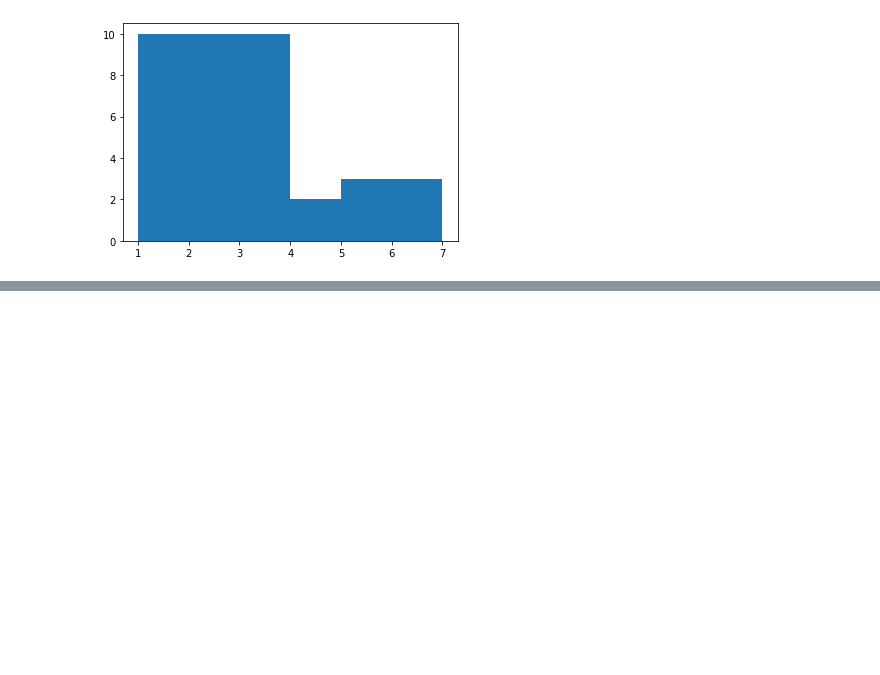
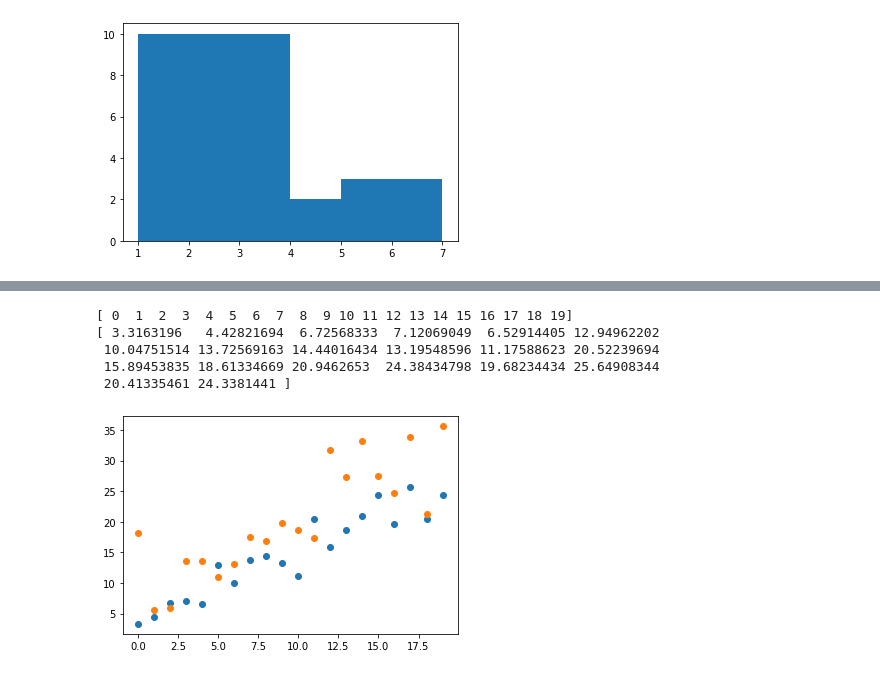
Before and after one commit to rprakashiyer/Python, a Jupyter notebook: Pandas/Pandas_Visualization.ipynb, the cells around one changed output, grey strips where cells are left out. Saved outputs shown, nothing was run; the diff lists cells and outputs as text; code cells hidden in the pictures; blank space fills up the shorter version.

```diff
--- a/Pandas/Pandas_Visualization.ipynb
+++ b/Pandas/Pandas_Visualization.ipynb
@@ -354,0 +369,16 @@ plt.show()
+# %%
+x = np.arange(0,20)
+y = np.linspace(1,20,20,dtype=np.int32)+np.random.rand(20)*10
+y2 = np.linspace(1,20,20,dtype=np.int32)+np.random.rand(20)*20
+print(x)
+print(y)
+plt.scatter(x,y)
+plt.scatter(x,y2)
+plt.show()
+# %% [output]
+[ 0  1  2  3  4  5  6  7  8  9 10 11 12 13 14 15 16 17 18 19]
+[ 3.3163196   4.42821694  6.72568333  7.12069049  6.52914405 12.94962202
+ 10.04751514 13.72569163 14.44016434 13.19548596 11.17588623 20.52239694
+ 15.89453835 18.61334669 20.9462653  24.38434798 19.68234434 25.64908344
+ 20.41335461 24.3381441 ]
+[figure, added]
```
Also changed, not shown: parts of 25 cells of this notebook.
